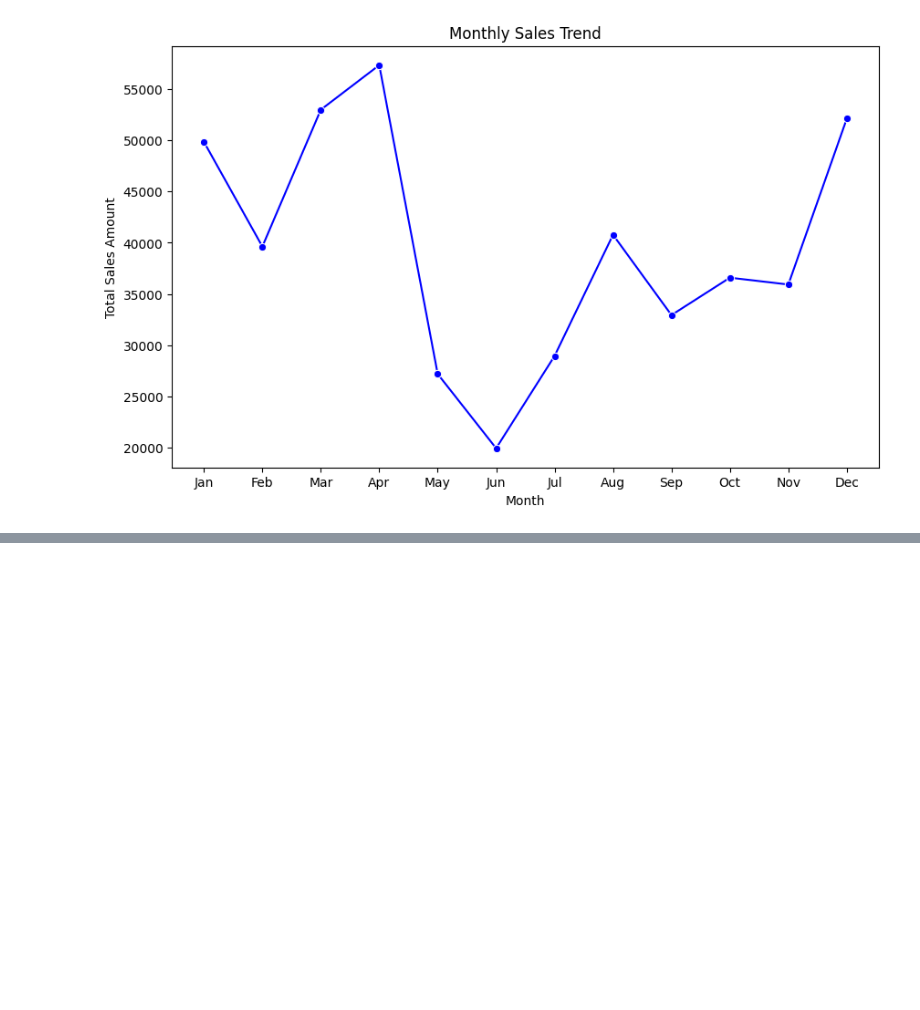
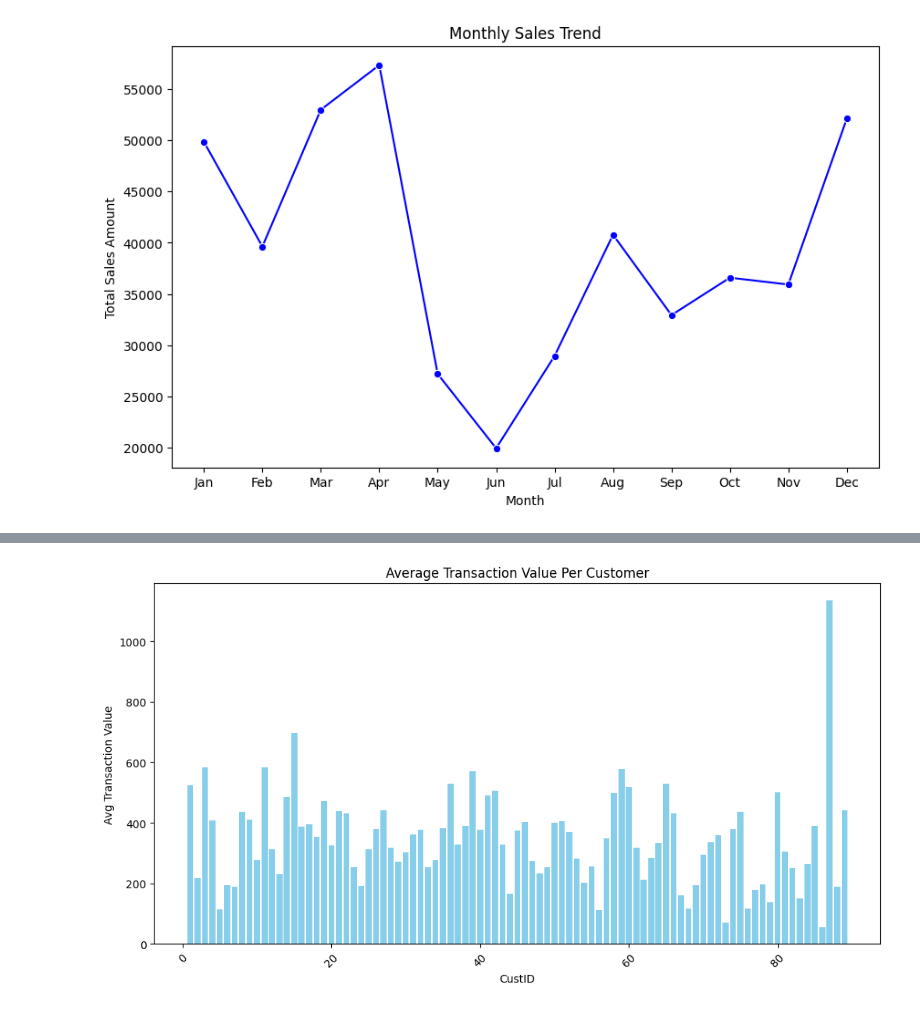
Before and after one commit to Fashiru/Capstone_2-repository, a Jupyter notebook: Capstone2(Transaction_data).ipynb, the cells around one changed output, grey strips where cells are left out. Cells and saved outputs as stored; diff of their text form; code cells hidden in the pictures; blank space fills up the shorter version.

```diff
--- a/Capstone2(Transaction_data).ipynb
+++ b/Capstone2(Transaction_data).ipynb
@@ -193,2 +206,9 @@ print(top_product_april)
 ##Seasonality Insights, knowing high-performing seasons can inform stock management, marketing campaigns, and staffing.
 ##yearly Trends, Comparing sales across years for specific months or quarters can show growth or indicate areas that need improvement.
+# %%
+# Group data by CustomerID to calculate total, average, and count of transactions
+customer_spending = df.groupby('CustID')['OrderTotal'].agg(['sum', 'mean', 'count']).reset_index()
+customer_spending.columns = ['CustID', 'TotalSpent', 'AvgTransactionValue', 'TransactionCount']
+
+# Display the first few rows of the result
+customer_spending.head()
@@ -194,0 +222,11 @@ print(top_product_april)
+# %%
+Bar chart for average transaction value per customer
+plt.figure(figsize=(12, 6))
+plt.bar(customer_spending['CustID'], customer_spending['AvgTransactionValue'], color='skyblue')
+plt.title('Average Transaction Value Per Customer')
+plt.xlabel('CustID')
+plt.ylabel('Avg Transaction Value')
+plt.xticks(rotation=45)
+plt.show()
+# %% [output]
+[figure, added]
```
Also changed, not shown: parts of 26 cells of this notebook, 2 other files.
